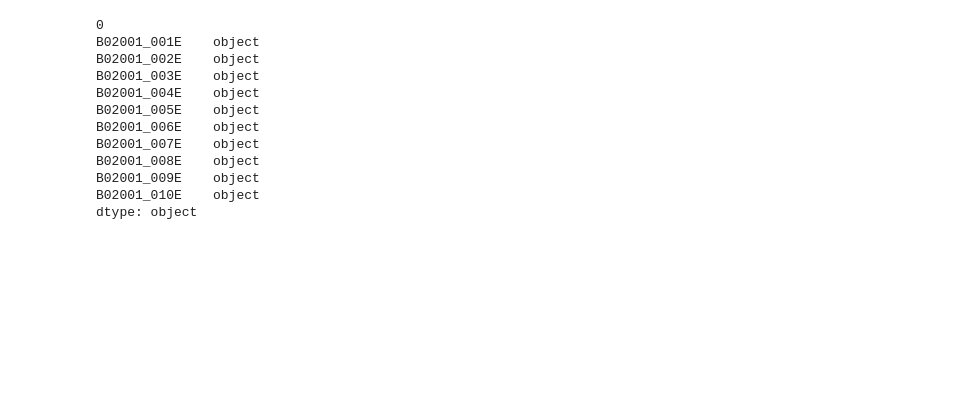
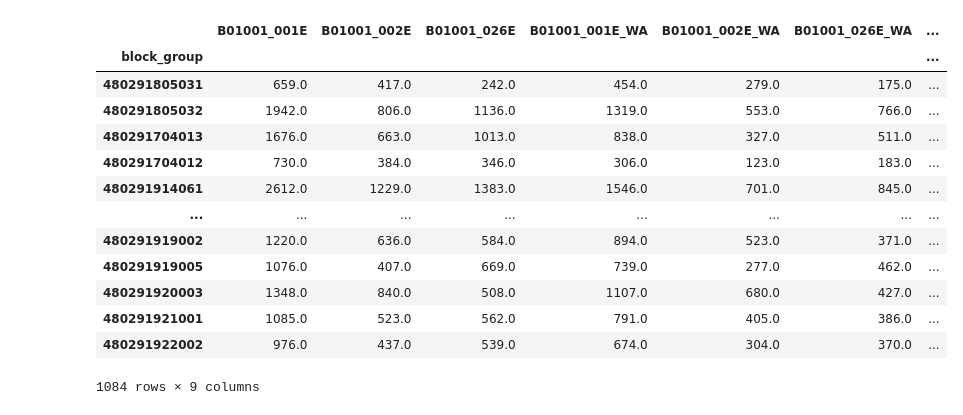
Before and after one commit to get-on-the-bus/via-project, a Jupyter notebook: kevin/kworking_scratch2_censusmerge.ipynb, the cells around one changed output. Drawn from its saved outputs; the diff is of its cells as text; code cells hidden in the pictures; blank space fills up the shorter version.

```diff
--- a/kevin/kworking_scratch2_censusmerge.ipynb
+++ b/kevin/kworking_scratch2_censusmerge.ipynb
@@ -26,15 +75,29 @@ df.head()
+# %%
+df['B01001_001E_WA'] = df['B01001_002E_WA'] + df['B01001_026E_WA']
+# %%
+df['B01001_001E_NWA'] = df['B01001_002E_NWA'] + df['B01001_026E_NWA']
+# %%
+keep_cols = [
+    'B01001_001E', 'B01001_002E', 'B01001_026E',
+    'B01001_001E_WA', 'B01001_002E_WA', 'B01001_026E_WA',
+    'B01001_001E_NWA', 'B01001_002E_NWA', 'B01001_026E_NWA'
+]
+# %%
+df = df[keep_cols]
 # %%
-df.dtypes
+df
 # %% [output]
+|  | B01001_001E | B01001_002E | B01001_026E | B01001_001E_WA | B01001_002E_WA | B01001_026E_WA | ... |
+| block_group |  |  |  |  |  |  | ... |
+| 480291805031 | 659.0 | 417.0 | 242.0 | 454.0 | 279.0 | 175.0 | ... |
+| 480291805032 | 1942.0 | 806.0 | 1136.0 | 1319.0 | 553.0 | 766.0 | ... |
+| 480291704013 | 1676.0 | 663.0 | 1013.0 | 838.0 | 327.0 | 511.0 | ... |
+| 480291704012 | 730.0 | 384.0 | 346.0 | 306.0 | 123.0 | 183.0 | ... |
+| 480291914061 | 2612.0 | 1229.0 | 1383.0 | 1546.0 | 701.0 | 845.0 | ... |
+| ... | ... | ... | ... | ... | ... | ... | ... |
+| 480291919002 | 1220.0 | 636.0 | 584.0 | 894.0 | 523.0 | 371.0 | ... |
+| 480291919005 | 1076.0 | 407.0 | 669.0 | 739.0 | 277.0 | 462.0 | ... |
+| 480291920003 | 1348.0 | 840.0 | 508.0 | 1107.0 | 680.0 | 427.0 | ... |
+| 480291921001 | 1085.0 | 523.0 | 562.0 | 791.0 | 405.0 | 386.0 | ... |
+| 480291922002 | 976.0 | 437.0 | 539.0 | 674.0 | 304.0 | 370.0 | ... |
-0
-B02001_001E    object
-B02001_002E    object
-B02001_003E    object
-B02001_004E    object
-B02001_005E    object
-B02001_006E    object
-B02001_007E    object
-B02001_008E    object
-B02001_009E    object
-B02001_010E    object
-dtype: object
+1084 rows × 9 columns
```
Also changed, not shown: parts of 17 cells of this notebook, 1 other file.
